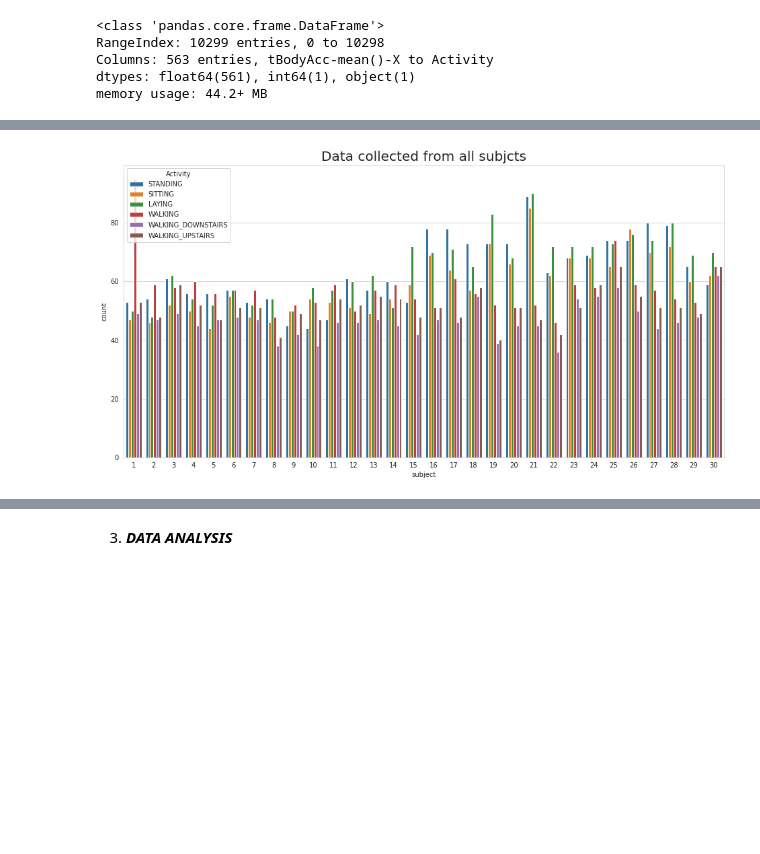
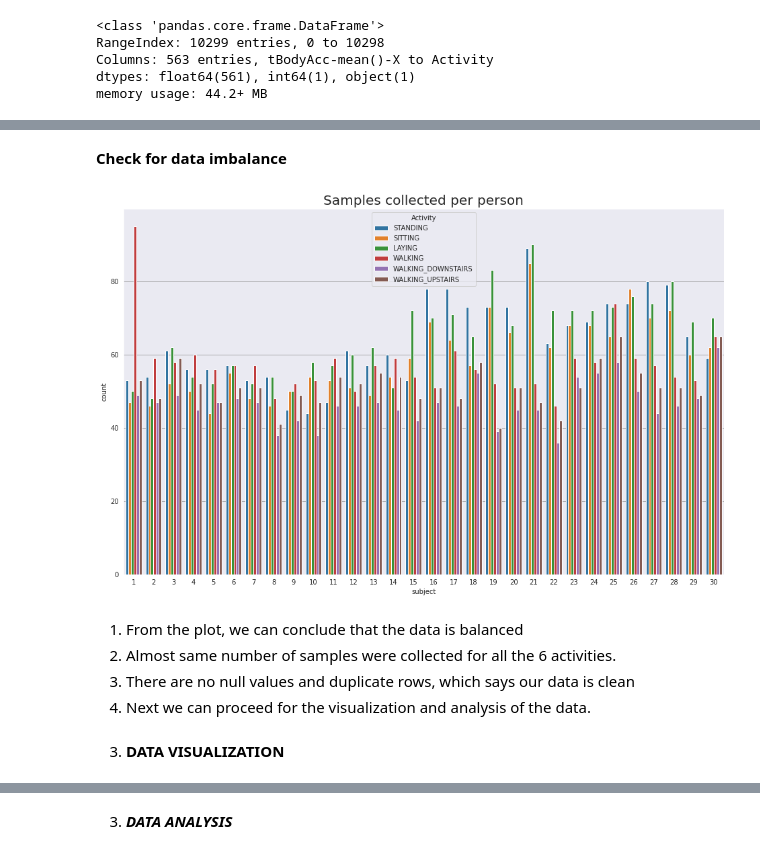
Before and after one commit to SahithyTumma/Activity-Change-Detection, a Jupyter notebook: Activity_Change_Detection.ipynb, the cells around one changed output, grey strips where cells are left out. Drawn from its saved outputs; the diff is of its cells as text; code cells hidden in the pictures; blank space fills up the shorter version.

```diff
--- a/Activity_Change_Detection.ipynb
+++ b/Activity_Change_Detection.ipynb
@@ -68,12 +131,3 @@ Number of Features    :  563
-# %%
-columnNames = list()
-columnNames = df.columns
-badChars = ['-', '()','(',')', ',']
-newColumnNames = []
-for colName in columnNames:
-  newColumnName = ''.join(i for i in colName if i not in badChars)
-  newColumnNames.append(newColumnName)
-df.columns = newColumnNames
 # %%
 df.head()
 # %% [output]
@@ -125,8 +183,18 @@ Number of duplicates:  0
+# %% [markdown]
+**Check for data imbalance**
 # %%
-sns.set_style('whitegrid')
-plt.figure(figsize=(16,8))
-plt.title('Data collected from all subjcts', fontsize=20)
-sns.countplot(x='subject',hue='Activity', data = df)  ## count plot of activity hue
+sns.set_style('darkgrid',{"grid.color": ".6"})
+plt.figure(figsize=(16,10))
+plt.title('Samples collected per person', fontsize=20)
+sns.countplot(x='subject',hue='Activity', data = df)
 plt.show()
 # %% [output]
-[figure, old version]
+[figure, new version]
+# %% [markdown]
+
+1. From the plot, we can conclude that the data is balanced
+2. Almost same number of samples were collected for all the 6 activities.
+2.  There are no null values and duplicate rows, which says our data is clean
+4. Next we can proceed for the visualization and analysis of the data.
+# %% [markdown]
+3) **DATA VISUALIZATION**
```
Also changed, not shown: parts of 74 cells of this notebook.
